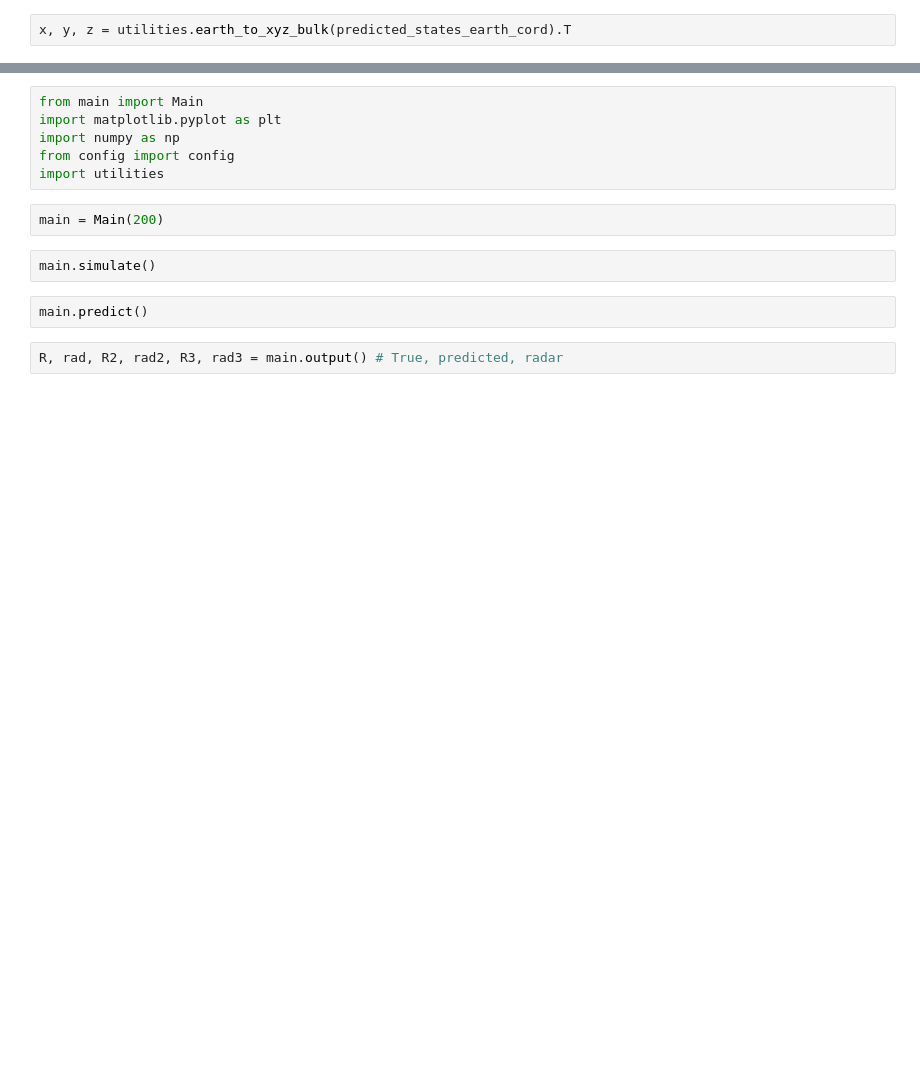
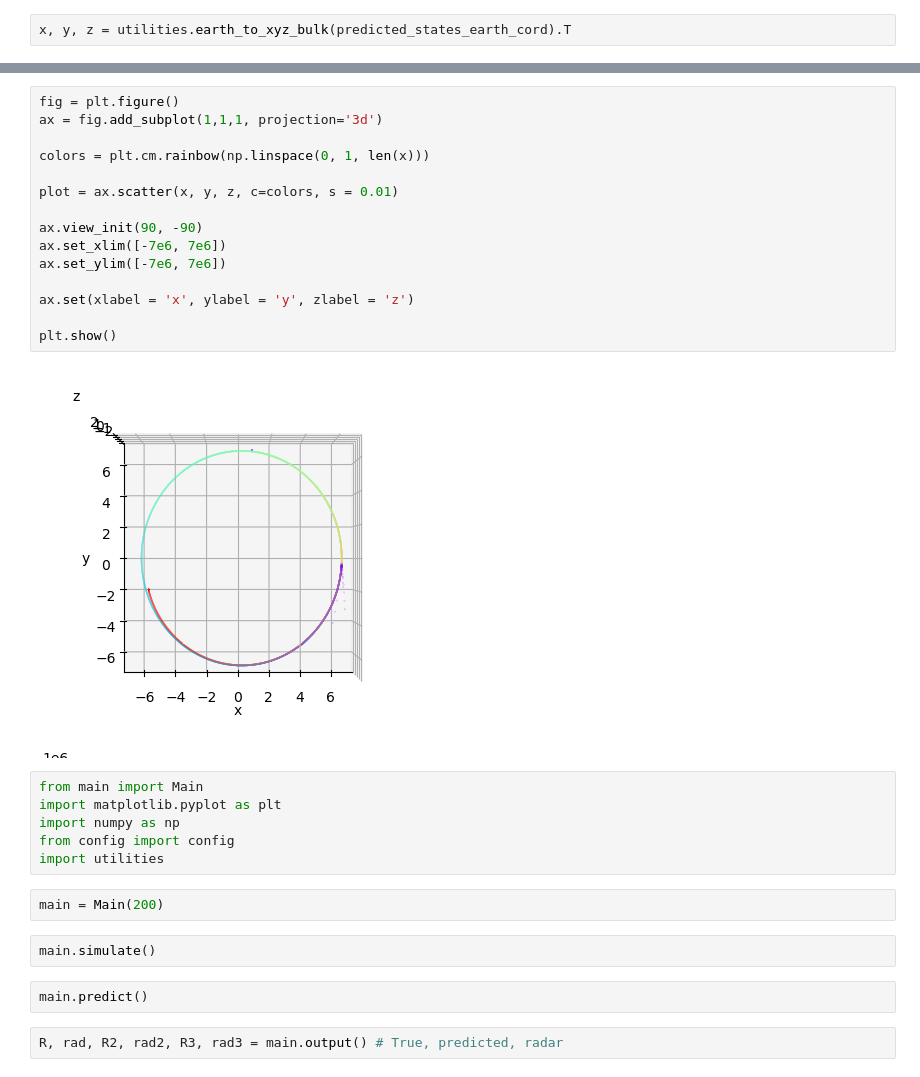
Before and after one commit to Tiangong-PMSC-Group/Satellite-Project, a Jupyter notebook: main_tests.ipynb, the cells around one changed output, grey strips where cells are left out. Drawn from its saved outputs; the diff is of its cells as text; blank space fills up the shorter version.

```diff
--- a/main_tests.ipynb
+++ b/main_tests.ipynb
@@ -288,3 +235,20 @@ plt.show()
+# %%
+fig = plt.figure()
+ax = fig.add_subplot(1,1,1, projection='3d')
+
+colors = plt.cm.rainbow(np.linspace(0, 1, len(x)))
+
+plot = ax.scatter(x, y, z, c=colors, s = 0.01)
+
+ax.view_init(90, -90)
+ax.set_xlim([-7e6, 7e6])
+ax.set_ylim([-7e6, 7e6])
+
+ax.set(xlabel = 'x', ylabel = 'y', zlabel = 'z')
+
+plt.show()
+# %% [output]
+[figure, added]
 # %%
 from main import Main
 import matplotlib.pyplot as plt
```
Also changed, not shown: parts of 13 cells of this notebook, 1 other file.
